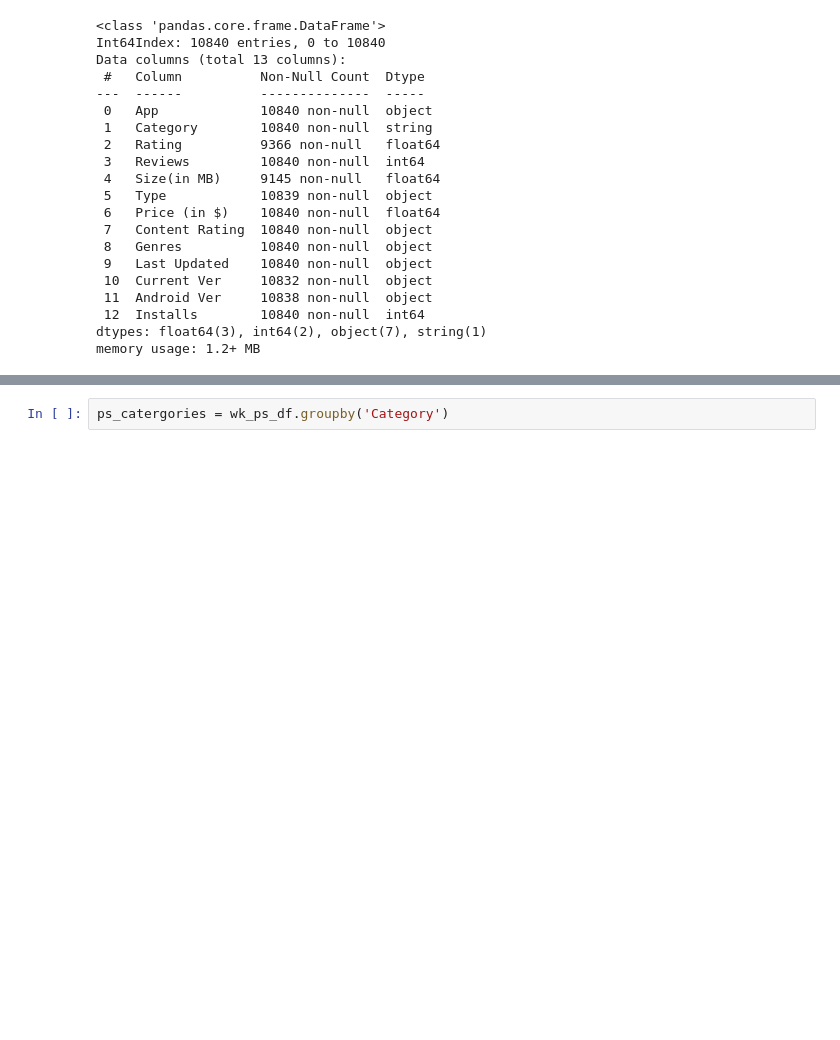
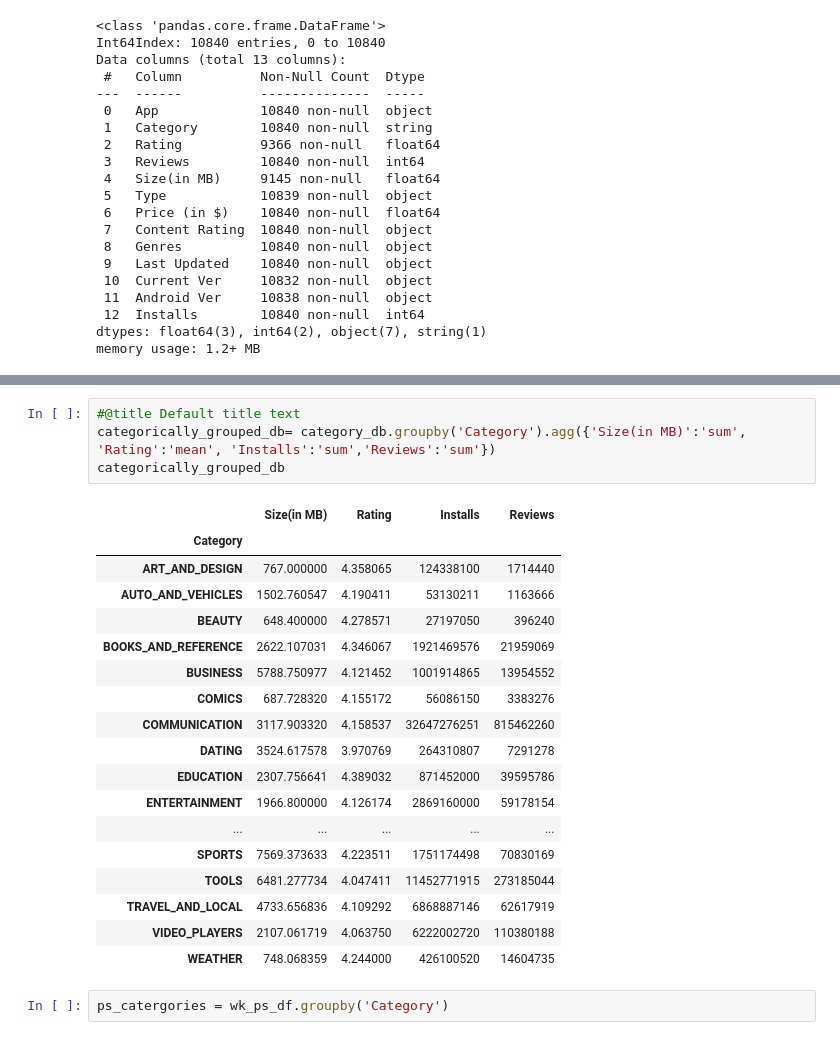
Before and after one commit to Kaustubh-Amare/-EDA_CAPSTONE_Playstore_-_Userdata, a Jupyter notebook: playstore_data_analysis_kau.ipynb, the cells around one changed output, grey strips where cells are left out. Cells and saved outputs as stored; diff of their text form; blank space fills up the shorter version.

```diff
--- a/playstore_data_analysis_kau.ipynb
+++ b/playstore_data_analysis_kau.ipynb
@@ -431,3 +463,26 @@ memory usage: 1.2+ MB
+# %%
+#@title Default title text
+categorically_grouped_db= category_db.groupby('Category').agg({'Size(in MB)':'sum', 'Rating':'mean', 'Installs':'sum','Reviews':'sum'})
+categorically_grouped_db
+# %% [output]
+|  | Size(in MB) | Rating | Installs | Reviews |
+| Category |  |  |  |  |
+| ART_AND_DESIGN | 767.000000 | 4.358065 | 124338100 | 1714440 |
+| AUTO_AND_VEHICLES | 1502.760547 | 4.190411 | 53130211 | 1163666 |
+| BEAUTY | 648.400000 | 4.278571 | 27197050 | 396240 |
+| BOOKS_AND_REFERENCE | 2622.107031 | 4.346067 | 1921469576 | 21959069 |
+| BUSINESS | 5788.750977 | 4.121452 | 1001914865 | 13954552 |
+| COMICS | 687.728320 | 4.155172 | 56086150 | 3383276 |
+| COMMUNICATION | 3117.903320 | 4.158537 | 32647276251 | 815462260 |
+| DATING | 3524.617578 | 3.970769 | 264310807 | 7291278 |
+| EDUCATION | 2307.756641 | 4.389032 | 871452000 | 39595786 |
+| ENTERTAINMENT | 1966.800000 | 4.126174 | 2869160000 | 59178154 |
+| ... | ... | ... | ... | ... |
+| SPORTS | 7569.373633 | 4.223511 | 1751174498 | 70830169 |
+| TOOLS | 6481.277734 | 4.047411 | 11452771915 | 273185044 |
+| TRAVEL_AND_LOCAL | 4733.656836 | 4.109292 | 6868887146 | 62617919 |
+| VIDEO_PLAYERS | 2107.061719 | 4.063750 | 6222002720 | 110380188 |
+| WEATHER | 748.068359 | 4.244000 | 426100520 | 14604735 |
 # %%
 ps_catergories = wk_ps_df.groupby('Category')
 # %%
```
Also changed, not shown: parts of 8 cells of this notebook.
